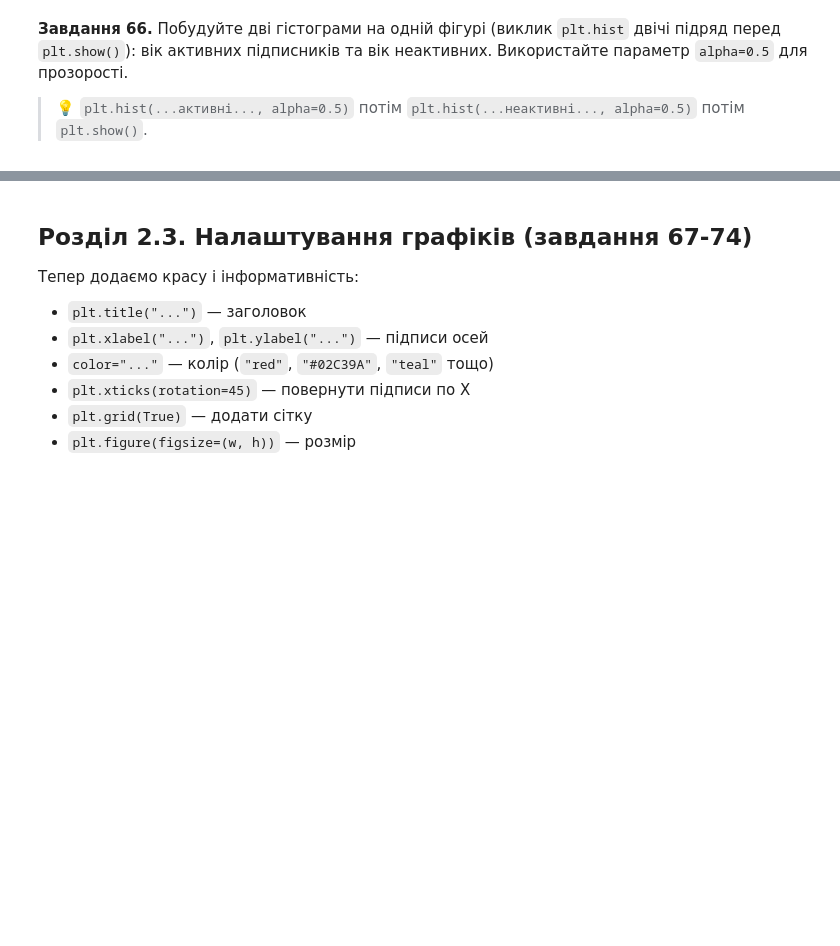
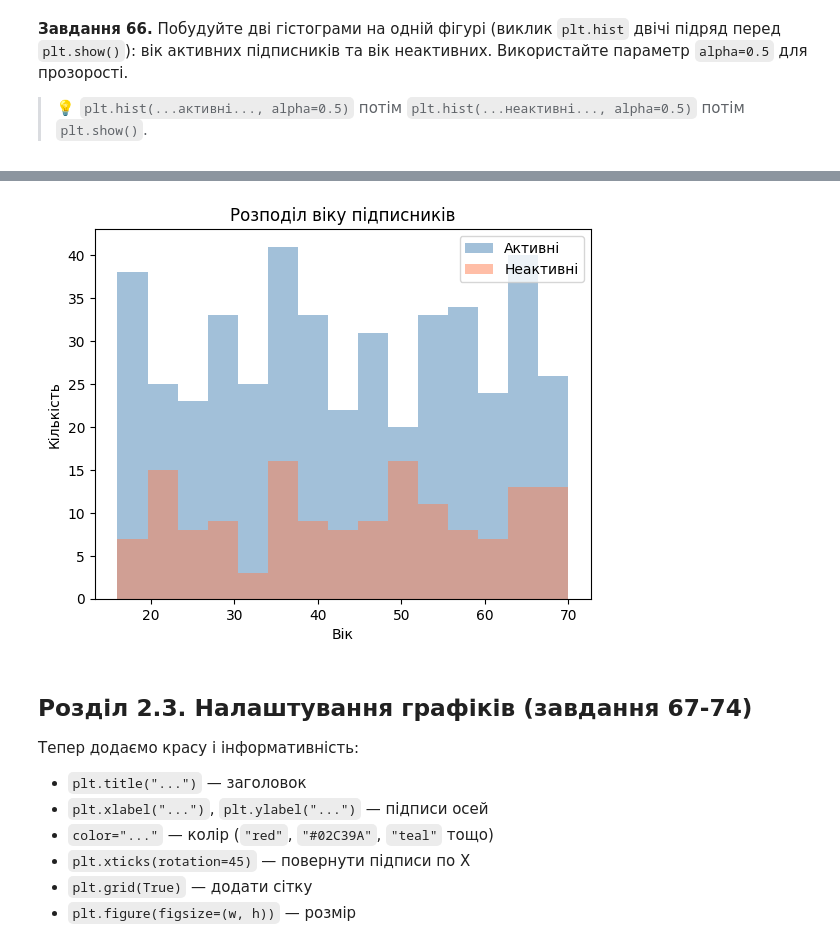
Before and after one commit to ParusSlava/DTA_2026, a Jupyter notebook: homework/29_05_26_Nazar_pandas_viz_practice.ipynb, the cells around one changed output, grey strips where cells are left out. Cells and saved outputs as stored; diff of their text form; code cells hidden in the pictures; blank space fills up the shorter version.

```diff
--- a/homework/29_05_26_Nazar_pandas_viz_practice.ipynb
+++ b/homework/29_05_26_Nazar_pandas_viz_practice.ipynb
@@ -1165,3 +1161,19 @@ plt.show()
+# %%
+# Завдання 66:
+active = subs[subs['is_active'] == 'Так']['age']
+inactive = subs[subs['is_active'] == 'Ні']['age']
+
+plt.hist(active, alpha=0.5, label='Активні', bins=15, color='steelblue')
+plt.hist(inactive, alpha=0.5, label='Неактивні', bins=15, color='coral')
+
+plt.xlabel('Вік')
+plt.ylabel('Кількість')
+plt.title('Розподіл віку підписників')
+plt.legend()
+
+plt.show()
+# %% [output]
+[figure, added]
 # %% [markdown]
 ## Розділ 2.3. Налаштування графіків (завдання 67-74)
 
```
Also changed, not shown: parts of 30 cells of this notebook.
